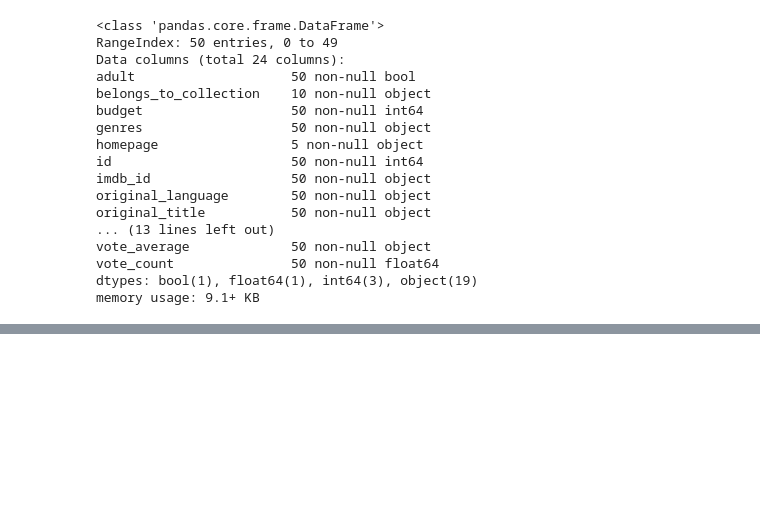
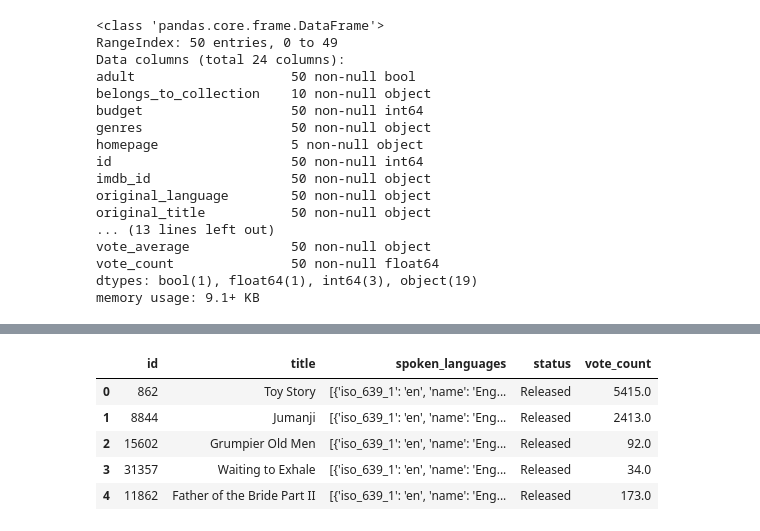
Before and after one commit to Ilvminvz/Movies_analysis, a Jupyter notebook: QTrials.ipynb, the cells around one changed output, grey strips where cells are left out. Cells and saved outputs as stored; diff of their text form; code cells hidden in the pictures; blank space fills up the shorter version.

```diff
--- a/QTrials.ipynb
+++ b/QTrials.ipynb
@@ -71,0 +160,10 @@ memory usage: 9.1+ KB
+# %%
+smaller_df = movies_df[['id','title','spoken_languages','status','vote_count']]
+smaller_df.head()
+# %% [output]
+|  | id | title | spoken_languages | status | vote_count |
+| 0 | 862 | Toy Story | [{'iso_639_1': 'en', 'name': 'Eng... | Released | 5415.0 |
+| 1 | 8844 | Jumanji | [{'iso_639_1': 'en', 'name': 'Eng... | Released | 2413.0 |
+| 2 | 15602 | Grumpier Old Men | [{'iso_639_1': 'en', 'name': 'Eng... | Released | 92.0 |
+| 3 | 31357 | Waiting to Exhale | [{'iso_639_1': 'en', 'name': 'Eng... | Released | 34.0 |
+| 4 | 11862 | Father of the Bride Part II | [{'iso_639_1': 'en', 'name': 'Eng... | Released | 173.0 |
```
Also changed, not shown: parts of 17 cells of this notebook.
